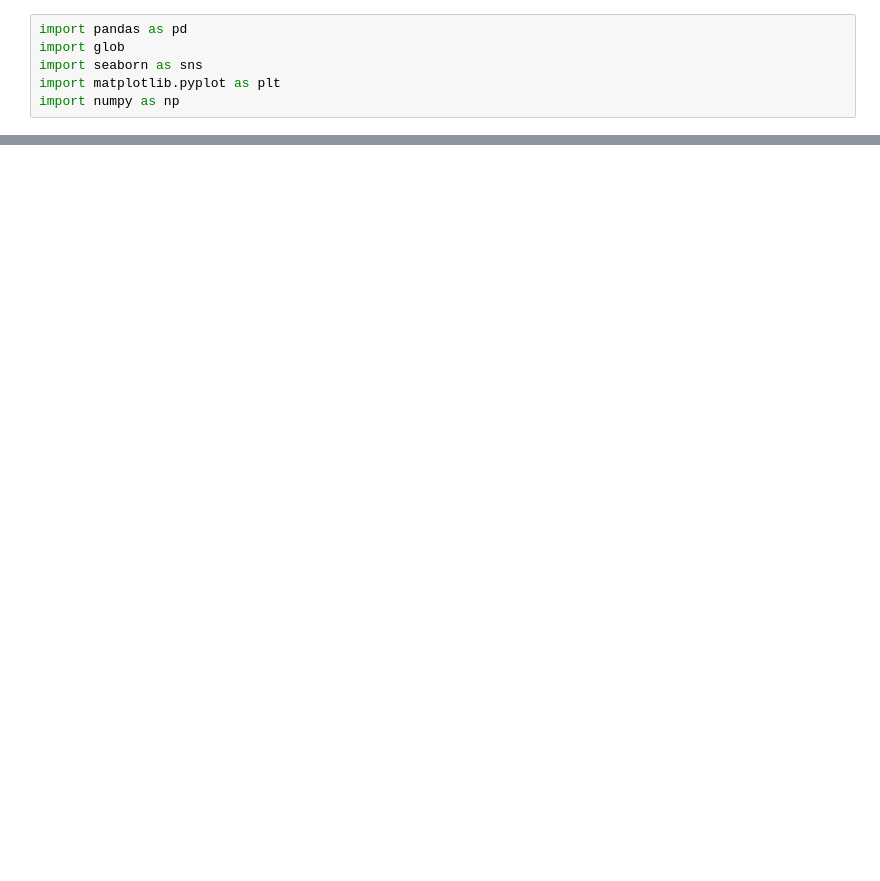
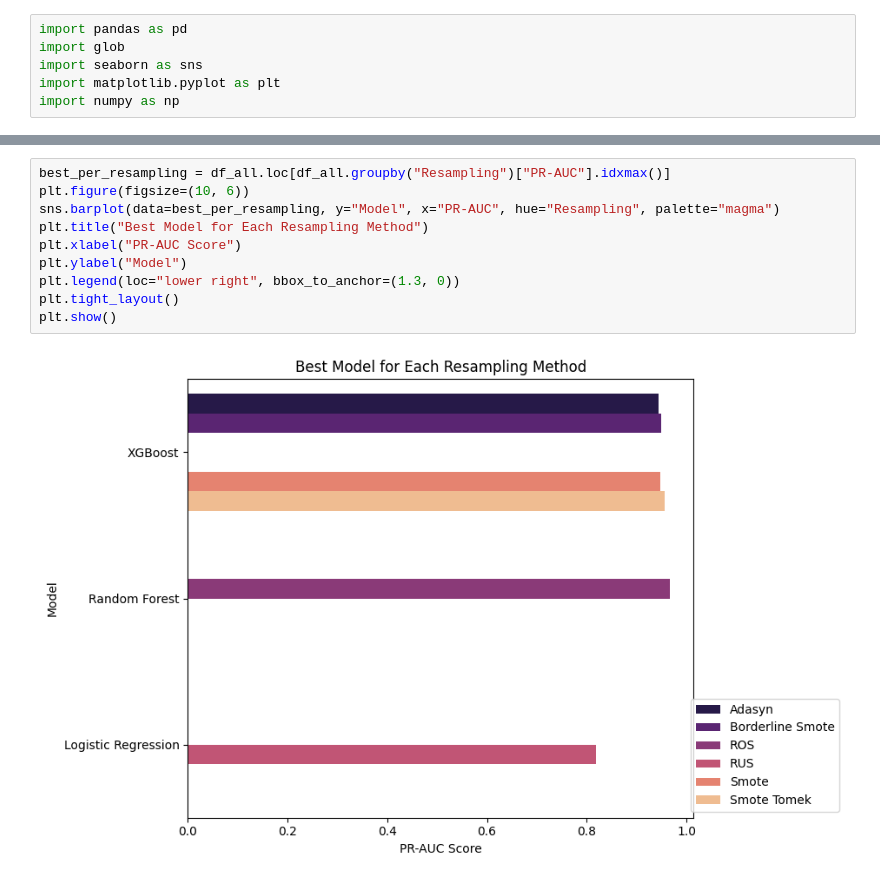
Before and after one commit to busraacr/churn_prediction, a Jupyter notebook: ml_comparison.ipynb, the cells around one changed output, grey strips where cells are left out. Saved outputs shown, nothing was run; the diff lists cells and outputs as text; blank space fills up the shorter version.

```diff
--- a/ml_comparison.ipynb
+++ b/ml_comparison.ipynb
@@ -53,0 +58,12 @@ AttributeError: 'Rectangle' object has no attribute 'patches'
+# %%
+best_per_resampling = df_all.loc[df_all.groupby("Resampling")["PR-AUC"].idxmax()]
+plt.figure(figsize=(10, 6))
+sns.barplot(data=best_per_resampling, y="Model", x="PR-AUC", hue="Resampling", palette="magma")
+plt.title("Best Model for Each Resampling Method")
+plt.xlabel("PR-AUC Score")
+plt.ylabel("Model")
+plt.legend(loc="lower right", bbox_to_anchor=(1.3, 0))
+plt.tight_layout()
+plt.show()
+# %% [output]
+[figure, added]
```
Also changed, not shown: parts of 8 cells of this notebook, 10 other files.
